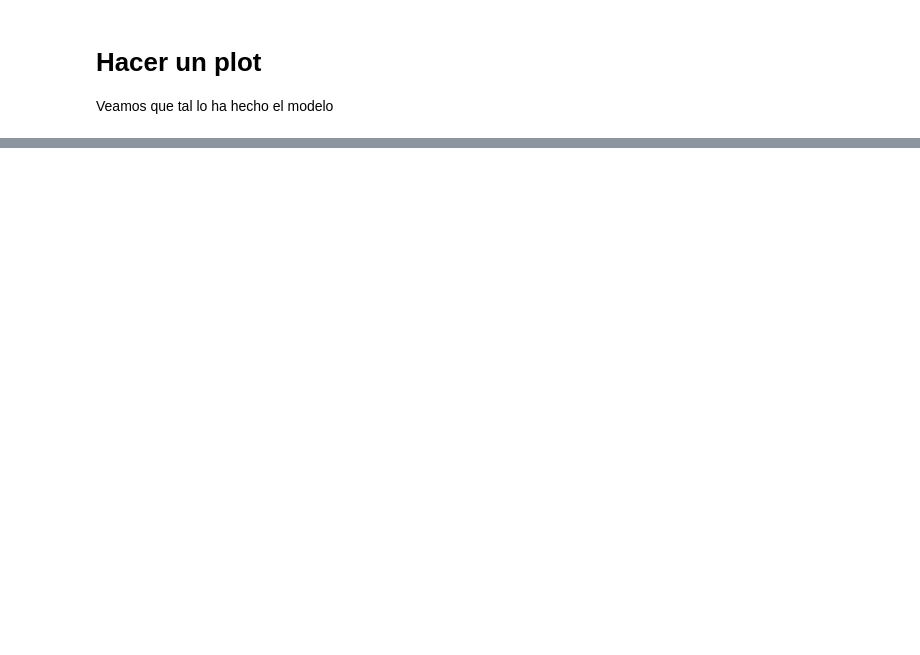
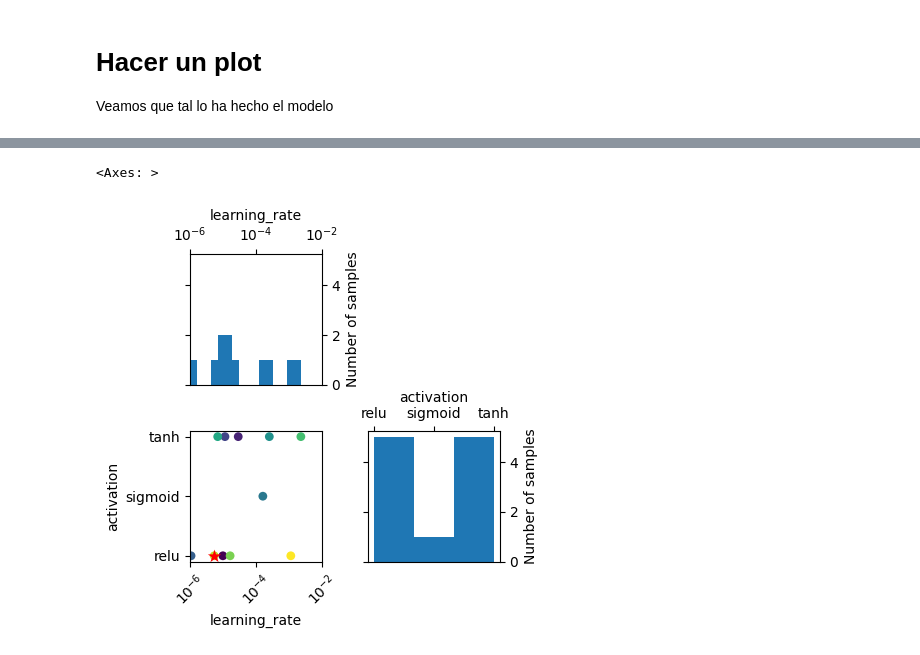
Before and after one commit to fbientrigo/grav_lensing, a Jupyter notebook: 04_local_train/02_simpleTensorflow.ipynb, the cells around one changed output, grey strips where cells are left out. Cells and saved outputs as stored; diff of their text form; code cells hidden in the pictures; blank space fills up the shorter version.

```diff
--- a/04_local_train/02_simpleTensorflow.ipynb
+++ b/04_local_train/02_simpleTensorflow.ipynb
@@ -403,0 +433,5 @@ model.load_weights
+# %%
+plot_evaluations(result=res, dimensions=dimension_names)
+# %% [output]
+<Axes: >
+[figure, added]
```
Also changed, not shown: parts of 9 cells of this notebook, 9 other files.
